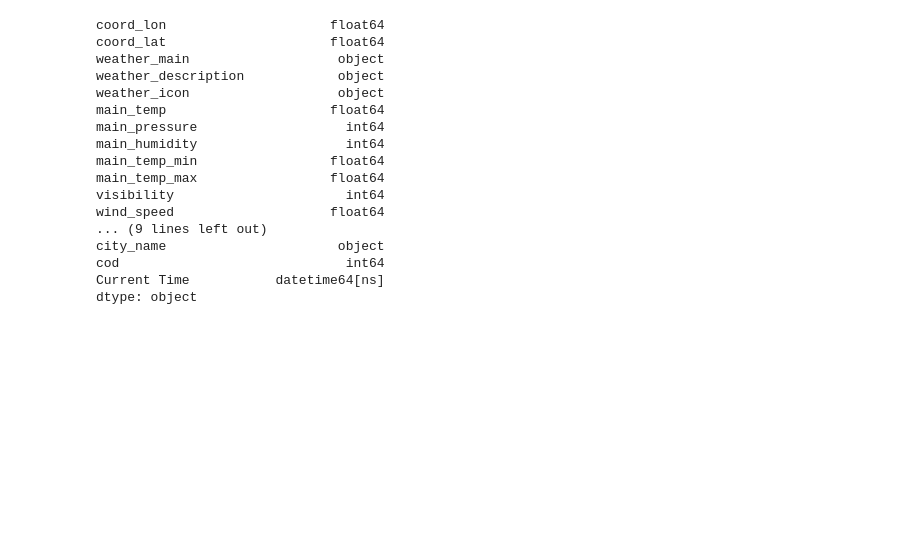
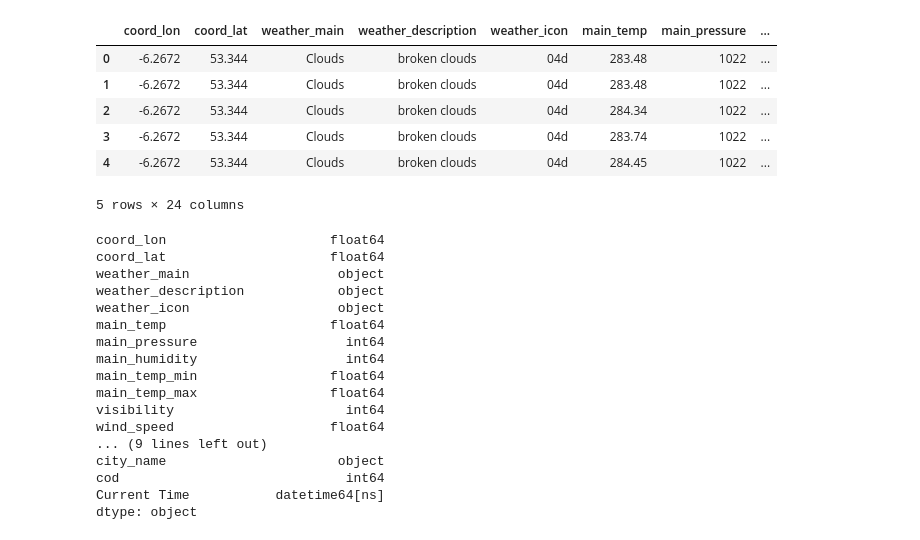
Before and after one commit to LeahE128/wheelieGood, a Jupyter notebook: bikesWeatherModel.ipynb, the cells around one changed output. Drawn from its saved outputs; the diff is of its cells as text; code cells hidden in the pictures; blank space fills up the shorter version.

```diff
--- a/bikesWeatherModel.ipynb
+++ b/bikesWeatherModel.ipynb
@@ -54,5 +58,5 @@ def historical_weather():
     engine = create_engine(f"mysql+mysqlconnector://{user}:{passw}@{uri}:3306/wheelieGood",
                            echo=True)
     # Using static bike table
-    historical_data = pd.read_sql("SELECT * from weather", engine)
-    return weather_data
+    historical_weather = pd.read_sql("SELECT * from weather", engine)
+    return historical_weather
@@ -85,3 +96,13 @@ static = static_bikes()
+# %%
+weather.head(5)
+# %% [output]
+|  | coord_lon | coord_lat | weather_main | weather_description | weather_icon | main_temp | main_pressure | ... |
+| 0 | -6.2672 | 53.344 | Clouds | broken clouds | 04d | 283.48 | 1022 | ... |
+| 1 | -6.2672 | 53.344 | Clouds | broken clouds | 04d | 283.48 | 1022 | ... |
+| 2 | -6.2672 | 53.344 | Clouds | broken clouds | 04d | 284.34 | 1022 | ... |
+| 3 | -6.2672 | 53.344 | Clouds | broken clouds | 04d | 283.74 | 1022 | ... |
+| 4 | -6.2672 | 53.344 | Clouds | broken clouds | 04d | 284.45 | 1022 | ... |
+5 rows × 24 columns
 # %%
 weather.dtypes
 # %% [output]
```
Also changed, not shown: parts of 27 cells of this notebook.
